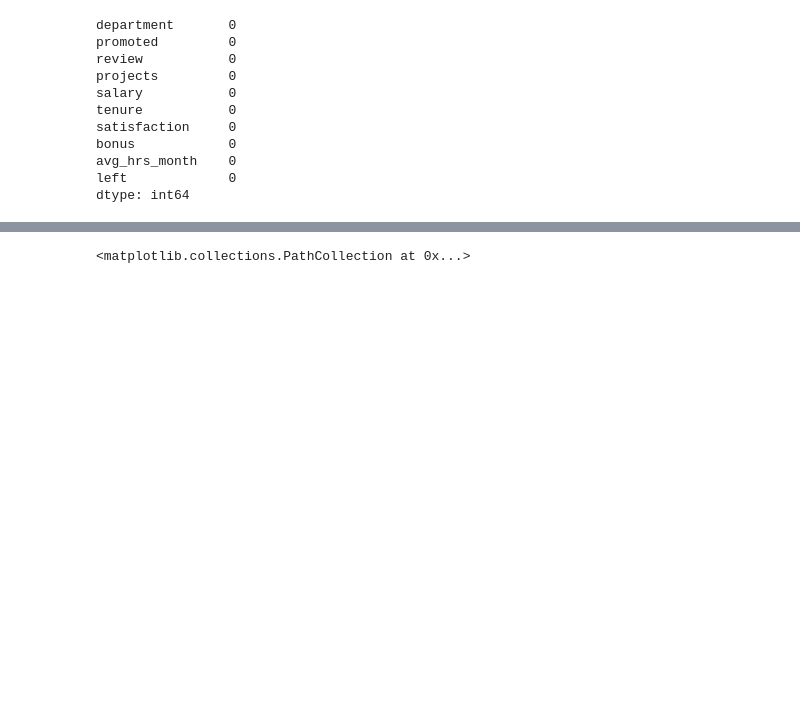
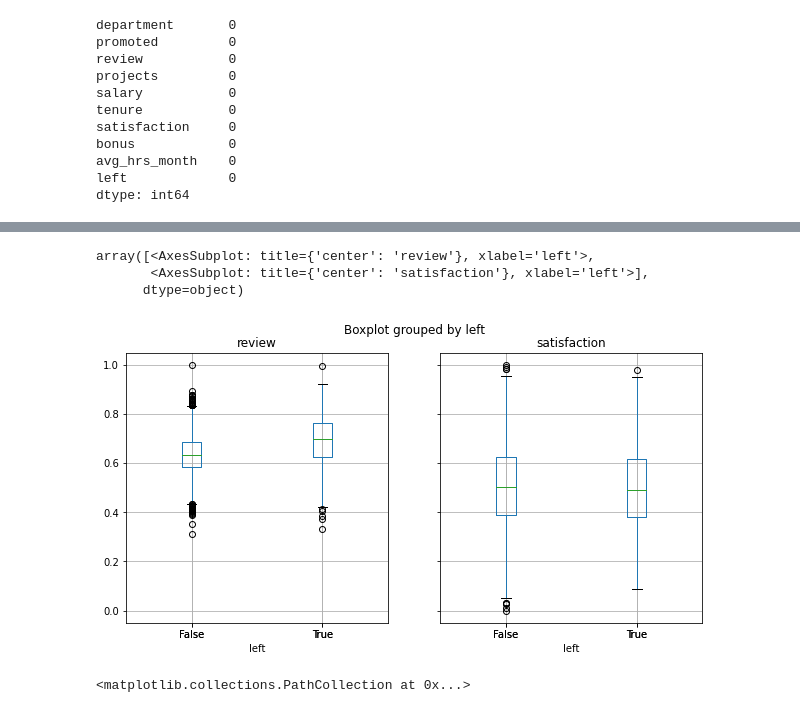
Before and after one commit to aaayala92/HackerRank, a Jupyter notebook: TA_Estadistica_Gerentes/WorkforceChurn_EDA.ipynb, the cells around one changed output, grey strips where cells are left out. Drawn from its saved outputs; the diff is of its cells as text; code cells hidden in the pictures; blank space fills up the shorter version.

```diff
--- a/TA_Estadistica_Gerentes/WorkforceChurn_EDA.ipynb
+++ b/TA_Estadistica_Gerentes/WorkforceChurn_EDA.ipynb
@@ -38,5 +58,5 @@ avg_hrs_month    0
 left             0
 dtype: int64
 # %%
-#df["left"] = df["left"].map({"yes":1,"no":0})
+df["left"] = df["left"].map({"yes":True,"no":False})
 df["salary"] = df["salary"].map({"low":1, "medium":2, "high":3})
@@ -59,5 +99,15 @@ df
 # %%
 import matplotlib.pyplot as plt
+# %%
+fig, ax = plt.subplots(figsize=(10,5))
+
+plt.title("Review")
+df.boxplot(column=["review", "satisfaction"],by="left", ax = ax)
+# %% [output]
+array([<AxesSubplot: title={'center': 'review'}, xlabel='left'>,
+       <AxesSubplot: title={'center': 'satisfaction'}, xlabel='left'>],
+      dtype=object)
+[figure, added]
 # %%
 fig, ax = plt.subplots(figsize=(35,10))
 plt.scatter(df["department"], df["review"].values)
```
Also changed, not shown: parts of 4 cells of this notebook, 2 other files.
